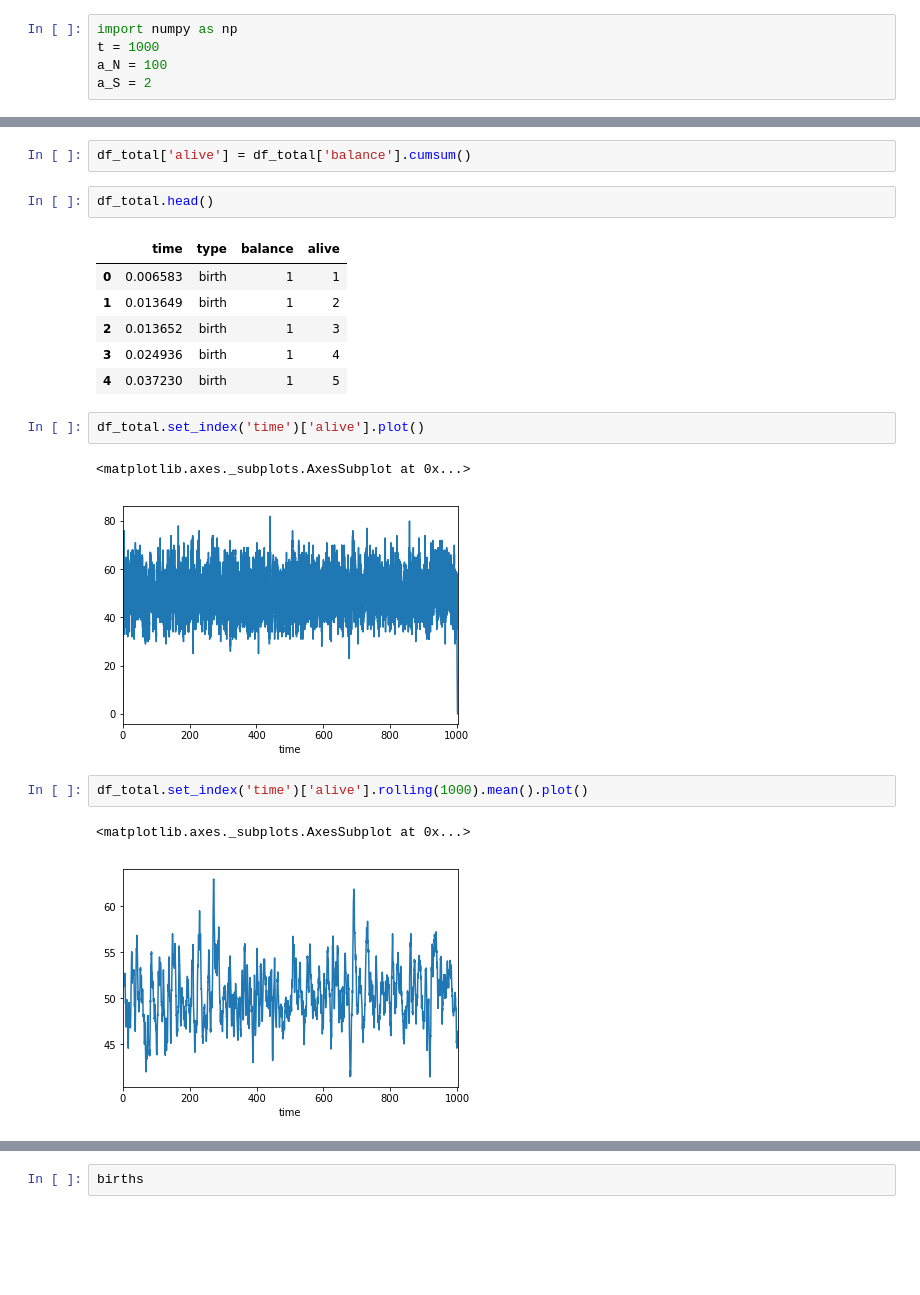
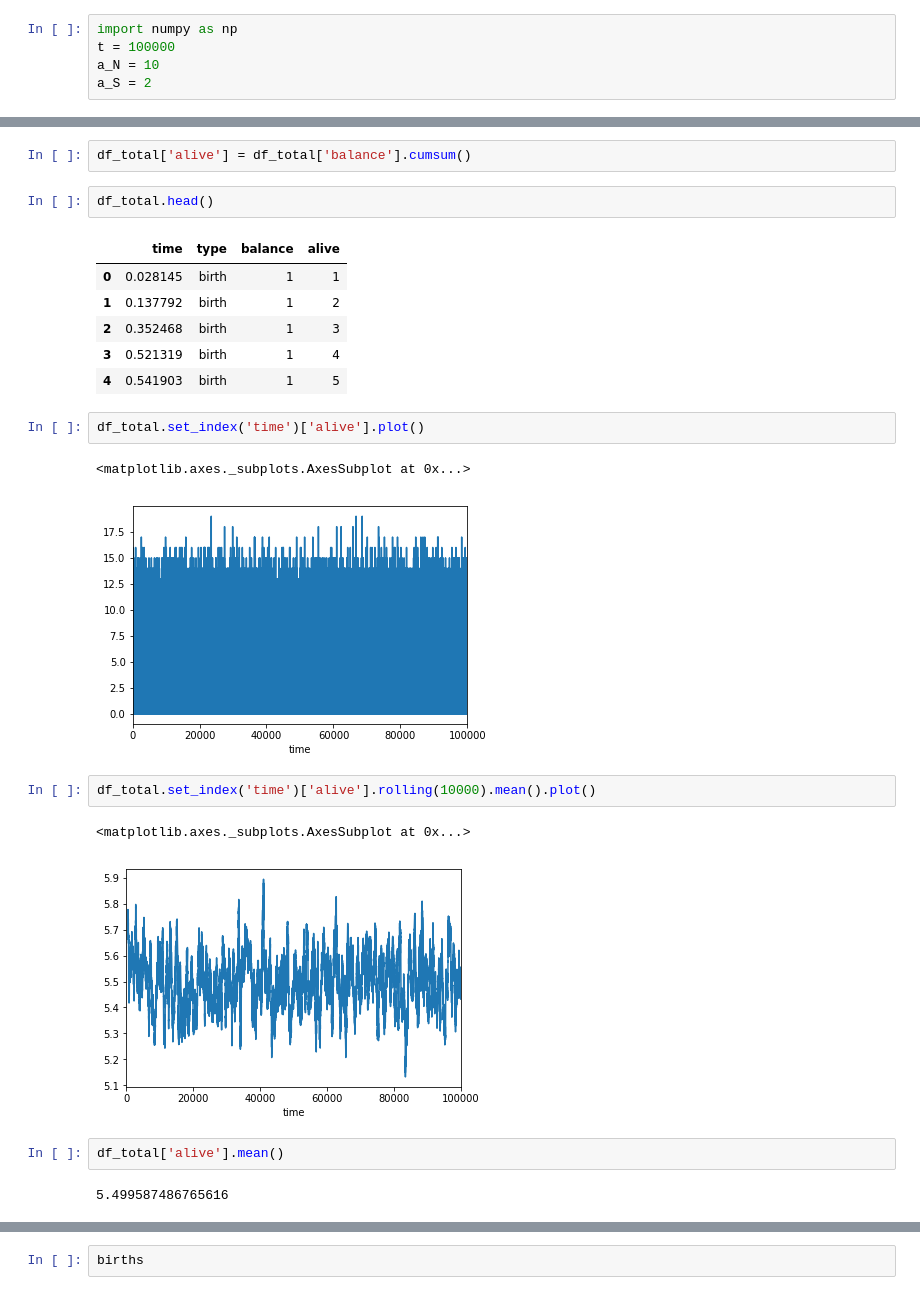
Before and after one commit to piotrekp1/StochSym-Project, a Jupyter notebook: experiments.ipynb, the cells around one changed output, grey strips where cells are left out. Cells and saved outputs as stored; diff of their text form; blank space fills up the shorter version.

```diff
--- a/experiments.ipynb
+++ b/experiments.ipynb
@@ -1,7 +1,7 @@
 # %%
 import numpy as np
-t = 1000
-a_N = 100
+t = 100000
+a_N = 10
 a_S = 2
 # %%
 N = np.random.poisson(t * a_N)
@@ -69,18 +69,22 @@ df_total['alive'] = df_total['balance'].cumsum()
 df_total.head()
 # %% [output]
 |  | time | type | balance | alive |
-| 0 | 0.006583 | birth | 1 | 1 |
-| 1 | 0.013649 | birth | 1 | 2 |
-| 2 | 0.013652 | birth | 1 | 3 |
-| 3 | 0.024936 | birth | 1 | 4 |
-| 4 | 0.037230 | birth | 1 | 5 |
+| 0 | 0.028145 | birth | 1 | 1 |
+| 1 | 0.137792 | birth | 1 | 2 |
+| 2 | 0.352468 | birth | 1 | 3 |
+| 3 | 0.521319 | birth | 1 | 4 |
+| 4 | 0.541903 | birth | 1 | 5 |
 # %%
 df_total.set_index('time')['alive'].plot()
 # %% [output]
 <matplotlib.axes._subplots.AxesSubplot at 0x...>
-[figure, old version]
+[figure, new version]
 # %%
-df_total.set_index('time')['alive'].rolling(1000).mean().plot()
+df_total.set_index('time')['alive'].rolling(10000).mean().plot()
 # %% [output]
 <matplotlib.axes._subplots.AxesSubplot at 0x...>
-[figure, old version]
+[figure, new version]
+# %%
+df_total['alive'].mean()
+# %% [output]
+5.499587486765616
```
Also changed, not shown: parts of 7 cells of this notebook, 14 other files.
